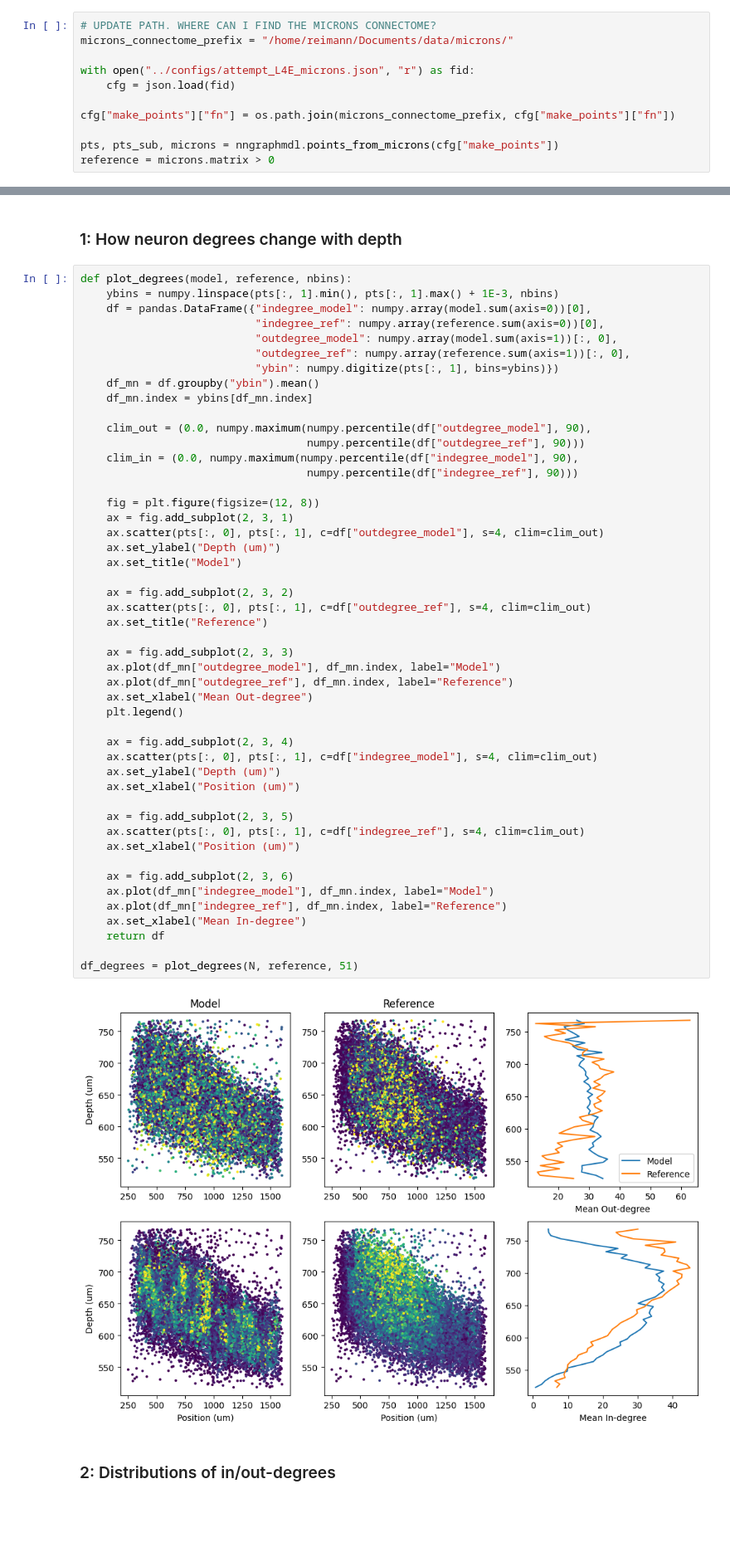
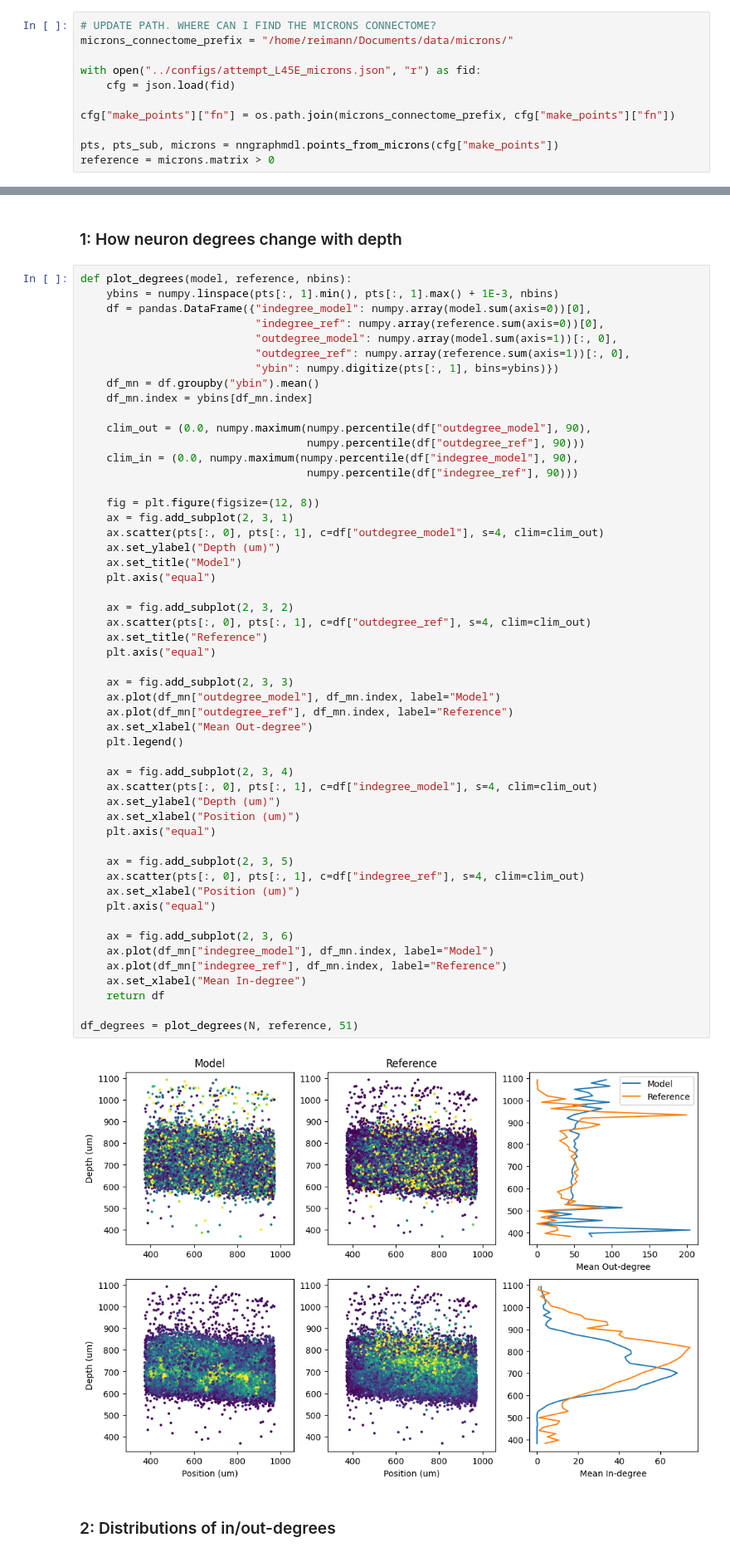
Before and after one commit to MWolfR/local_connectivity_model, a Jupyter notebook: src/Simplex wiring stochastic model final.ipynb, the cells around one changed output, grey strips where cells are left out. Shown: that part at 83% size. Drawn from its saved outputs; the diff is of its cells as text; blank space fills up the shorter version.

```diff
--- a/src/Simplex wiring stochastic model final.ipynb
+++ b/src/Simplex wiring stochastic model final.ipynb
@@ -23,7 +23,7 @@ This allows us to compare generated connectivity directly to microns.
 # UPDATE PATH. WHERE CAN I FIND THE MICRONS CONNECTOME?
 microns_connectome_prefix = "/home/reimann/Documents/data/microns/"
 
-with open("../configs/attempt_L4E_microns.json", "r") as fid:
+with open("../configs/attempt_L45E_microns.json", "r") as fid:
     cfg = json.load(fid)
 
 cfg["make_points"]["fn"] = os.path.join(microns_connectome_prefix, cfg["make_points"]["fn"])
@@ -80,35 +86,39 @@ def plot_degrees(model, reference, nbins):
     ax.scatter(pts[:, 0], pts[:, 1], c=df["outdegree_model"], s=4, clim=clim_out)
     ax.set_ylabel("Depth (um)")
     ax.set_title("Model")
+    plt.axis("equal")
 
     ax = fig.add_subplot(2, 3, 2)
     ax.scatter(pts[:, 0], pts[:, 1], c=df["outdegree_ref"], s=4, clim=clim_out)
     ax.set_title("Reference")
+    plt.axis("equal")
 
     ax = fig.add_subplot(2, 3, 3)
     ax.plot(df_mn["outdegree_model"], df_mn.index, label="Model")
     ax.plot(df_mn["outdegree_ref"], df_mn.index, label="Reference")
     ax.set_xlabel("Mean Out-degree")
     plt.legend()
 
     ax = fig.add_subplot(2, 3, 4)
     ax.scatter(pts[:, 0], pts[:, 1], c=df["indegree_model"], s=4, clim=clim_out)
     ax.set_ylabel("Depth (um)")
     ax.set_xlabel("Position (um)")
+    plt.axis("equal")
 
     ax = fig.add_subplot(2, 3, 5)
     ax.scatter(pts[:, 0], pts[:, 1], c=df["indegree_ref"], s=4, clim=clim_out)
     ax.set_xlabel("Position (um)")
+    plt.axis("equal")
 
     ax = fig.add_subplot(2, 3, 6)
     ax.plot(df_mn["indegree_model"], df_mn.index, label="Model")
     ax.plot(df_mn["indegree_ref"], df_mn.index, label="Reference")
     ax.set_xlabel("Mean In-degree")
     return df
 
 df_degrees = plot_degrees(N, reference, 51)
 # %% [output]
-[figure, old version]
+[figure, new version]
 # %% [markdown]
 ### 2: Distributions of in/out-degrees
 # %%
```
Also changed, not shown: parts of 13 cells of this notebook, 2 other files.
